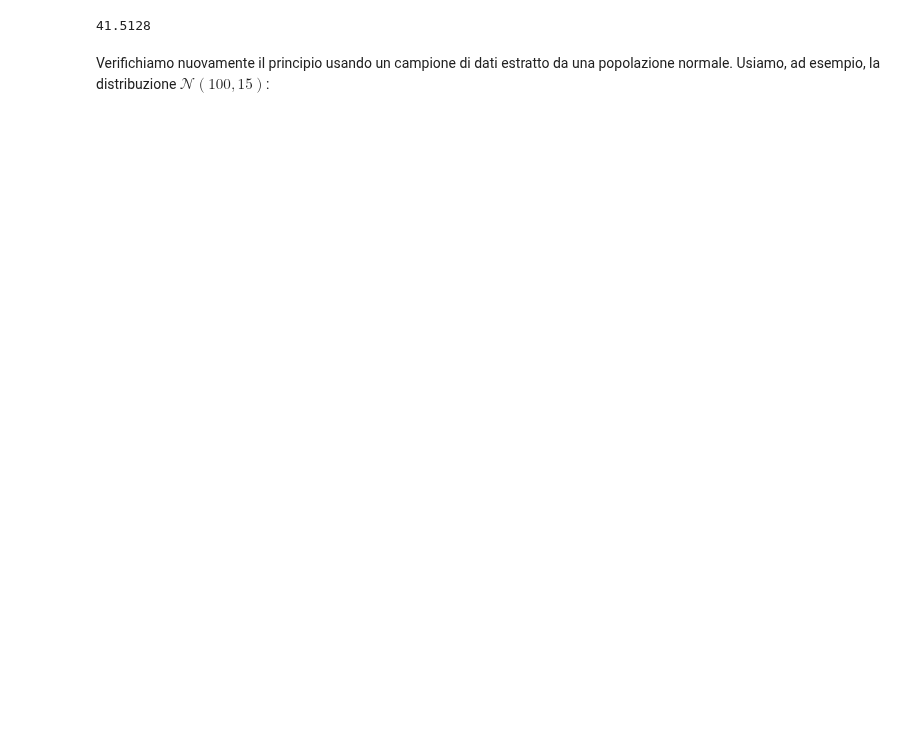
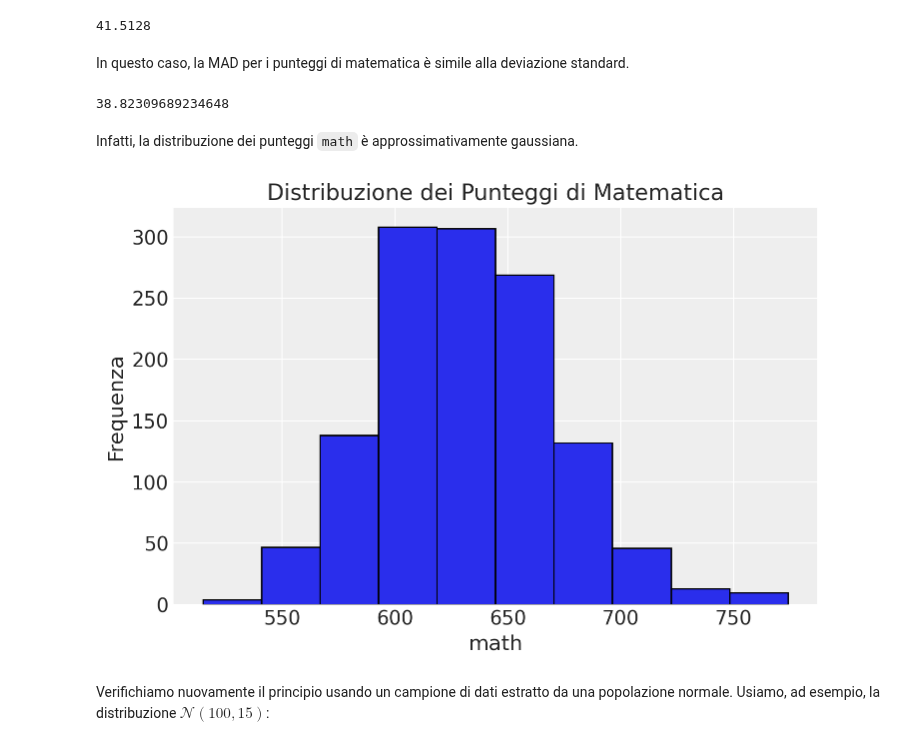
Before and after one commit to ccaudek/ds4psy, a Jupyter notebook: chapter_2/04_loc_scale.ipynb, the cells around one changed output. Cells and saved outputs as stored; diff of their text form; code cells hidden in the pictures; blank space fills up the shorter version.

```diff
--- a/chapter_2/04_loc_scale.ipynb
+++ b/chapter_2/04_loc_scale.ipynb
@@ -511,6 +519,22 @@ Per verificare questo principio, calcoliamo la deviazione mediana assoluta dei v
 1.4826 * np.median(np.abs(df["math"] - np.median(df["math"])))
 # %% [output]
 41.5128
+# %% [markdown]
+In questo caso, la MAD per i punteggi di matematica è simile alla deviazione standard.
+# %%
+np.std(df["math"])
+# %% [output]
+38.82309689234648
+# %% [markdown]
+Infatti, la distribuzione dei punteggi `math` è approssimativamente gaussiana.
+# %%
+plt.hist(df["math"], bins=10, edgecolor="black")
+plt.xlabel("math")
+plt.ylabel("Frequenza")
+plt.title("Distribuzione dei Punteggi di Matematica")
+plt.show()
+# %% [output]
+[figure, added]
 # %% [markdown]
 Verifichiamo nuovamente il principio usando un campione di dati estratto da una popolazione normale. Usiamo, ad esempio, la distribuzione $\mathcal{N}(100, 15)$:
 # %%
```
Also changed, not shown: parts of 12 cells of this notebook, 5 other files.
